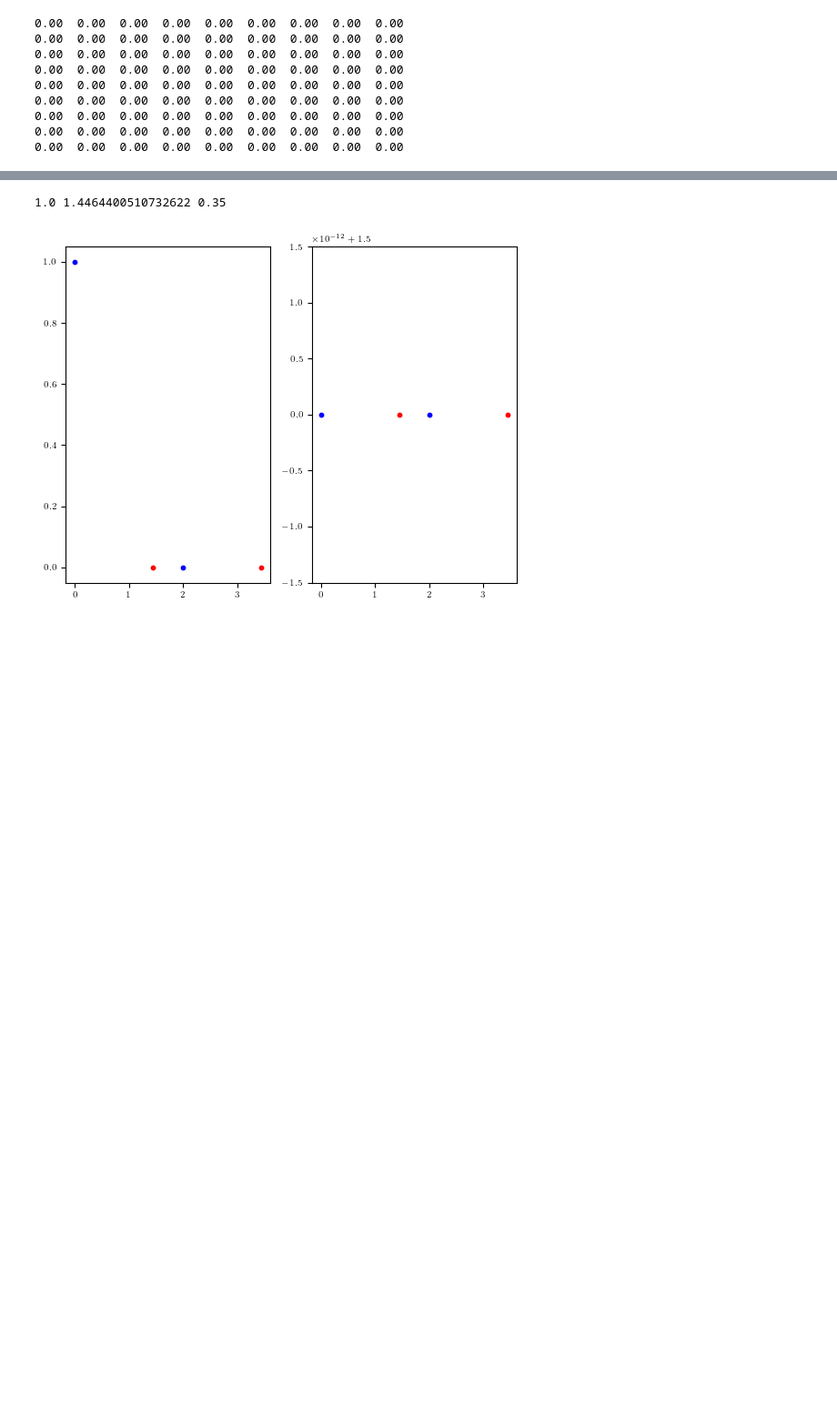
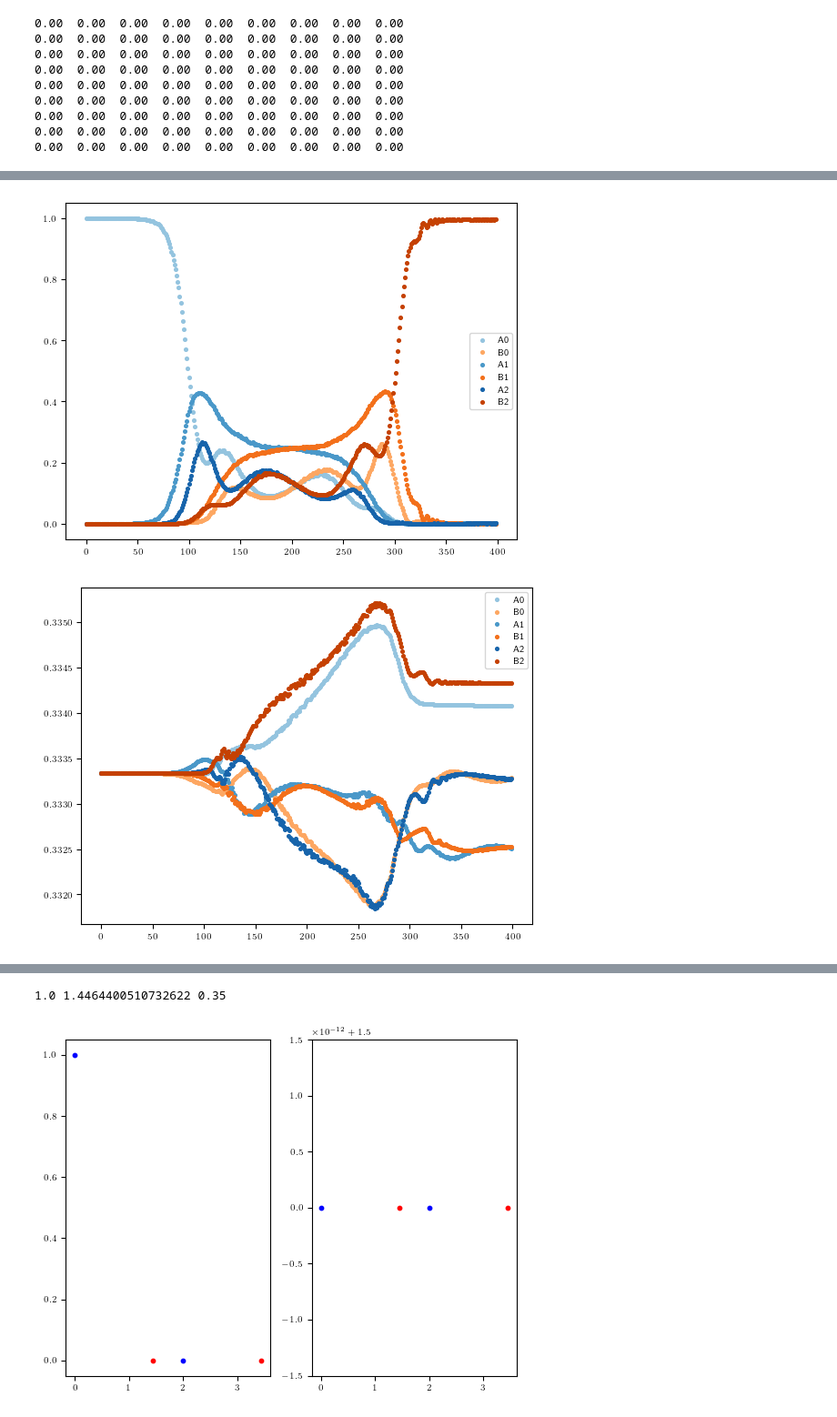
Before and after one commit to ChriGomm/master, a Jupyter notebook: numerics/thermal_phonons.ipynb, the cells around one changed output, grey strips where cells are left out. Shown at 91% size. Saved outputs shown, nothing was run; the diff lists cells and outputs as text; code cells hidden in the pictures; blank space fills up the shorter version.

```diff
--- a/numerics/thermal_phonons.ipynb
+++ b/numerics/thermal_phonons.ipynb
@@ -1508,0 +1552,53 @@ Total run time:   4.09s
+# %%
+excit_phonons = 2
+chain_length = 6
+ind = project_indices(excit_phonons,chain_length)
+ind_spin = project_indices(excit_spin,chain_length)
+
+state_sp =0
+b0 = 1.6
+d = np.array([np.sqrt(1/3),np.sqrt(2/3)])
+h = 0.2
+eig0 = np.zeros(chain_length)
+eig0[0] = 1
+for i in range(chain_length):
+    state_sp += project_vec(ind_spin,enr_fock([2]*chain_length,1,[1 if n==i else 0 for n in range(chain_length)]))* eig0[i]
+
+state_ph = Qobj(csr_matrix(np.ones(int(factorial(chain_length+excit_phonons-1)/(factorial(excit_phonons)*factorial(chain_length-1)))))).dag()
+state0 = tensor(state_sp,state_ph)
+
+psiq = state0.unit()#.dag()
+
+S= system(chain_length,excit_phonons,dip_dip,dip_derivative_full,a=2,full=False,ph_scale=1/50)
+#
+tsteps = 400#7/5*100*excit_phonons-40
+dt = 400/tsteps
+# print("thermal_phonons/traj_chain_length4_excite{:d}_time{:.2f}".format(excit_phonons,0.23))
+# return
+t = np.arange(tsteps)*dt
+freq = 1/t[-1]
+S.projectors_eval[0], psiq
+def time_traj(t):
+    b = a/2+(b0-a/2)*np.cos(2*np.pi*freq*t)
+    Delta = np.sin(2*np.pi*freq*t)
+    return b, h, Delta
+S.param_trajectory = time_traj
+
+traj = sesolve(S.Hamiltonian_time,psiq,t,e_ops=S.projectors_eval,options={"atol":atol,"rtol":atol,"progress_bar":True})
+fig, ax = plt.subplots(1,1)
+fig2, ax2 = plt.subplots(1,1)
+for i in range(chain_length//2):
+    # ax2.scatter(t,traj.expect[chain_length+2*i]-traj1.expect[chain_length+2*i],color=blue(0.4+0.6*i/(chain_length//2+chain_length%2)),s=7,label=f'A{i}')
+    # ax2.scatter(t,traj.expect[chain_length+2*i+1]-traj1.expect[chain_length+2*i+1],color=orange(0.4+0.6*i/(chain_length//2)),s=7,label=f"B{i}")
+    # ax.scatter(t,traj.expect[2*i]-traj1.expect[2*i],color=blue(0.4+0.6*i/(chain_length//2+chain_length%2)),s=7,label=f'A{i}')
+    # ax.scatter(t,traj.expect[2*i+1]-traj1.expect[2*i+1],color=orange(0.4+0.6*i/(chain_length//2)),s=7,label=f"B{i}")
+    ax2.scatter(t,traj.expect[chain_length+2*i],color=blue(0.4+0.6*i/(chain_length//2+chain_length%2)),s=7,label=f'A{i}')
+    ax2.scatter(t,traj.expect[chain_length+2*i+1],color=orange(0.4+0.6*i/(chain_length//2)),s=7,label=f"B{i}")
+    ax.scatter(t,traj.expect[2*i],color=blue(0.4+0.6*i/(chain_length//2+chain_length%2)),s=7,label=f'A{i}')
+    ax.scatter(t,traj.expect[2*i+1],color=orange(0.4+0.6*i/(chain_length//2)),s=7,label=f"B{i}")
+# ax.scatter(t,traj.expect[chain_length-1],color=blue(0.4+0.6*(i+1)/(chain_length//2+chain_length%2)),s=7,label=f'A{i+1}')
+# ax2.scatter(t,traj.expect[chain_length*2-1],color=blue(0.4+0.6*(i+1)/(chain_length//2+chain_length%2)),s=7,label=f'A{i+1}')
+ax.legend()
+ax2.legend()
+plt.show()
+# %% [output]
@@ -1509 +1616,3 @@ Total run time:   4.09s
+[figure, added]
+[figure, added]
 # %%
```
Also changed, not shown: parts of 11 cells of this notebook, 9 other files.
